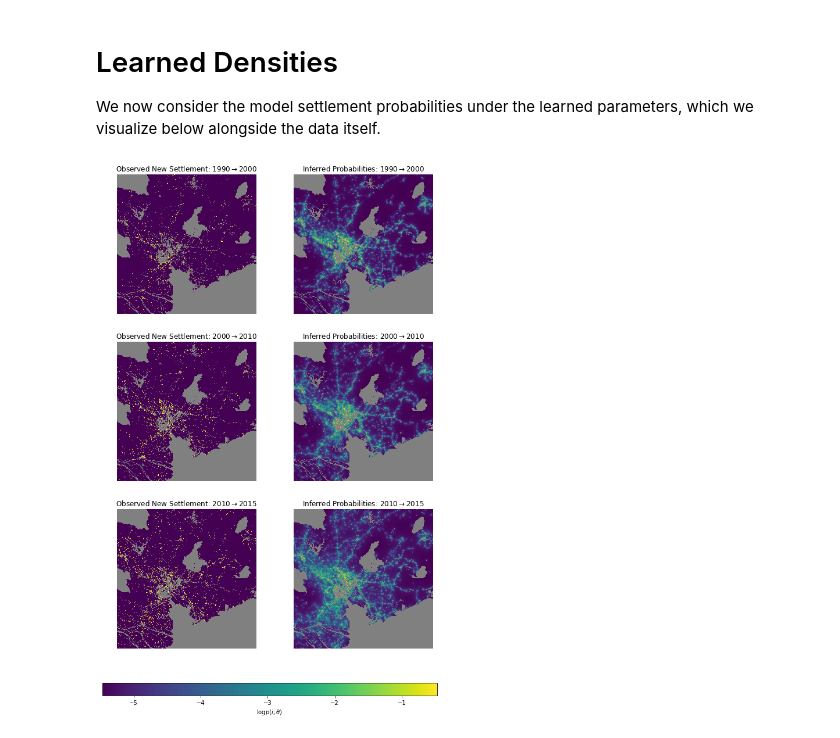
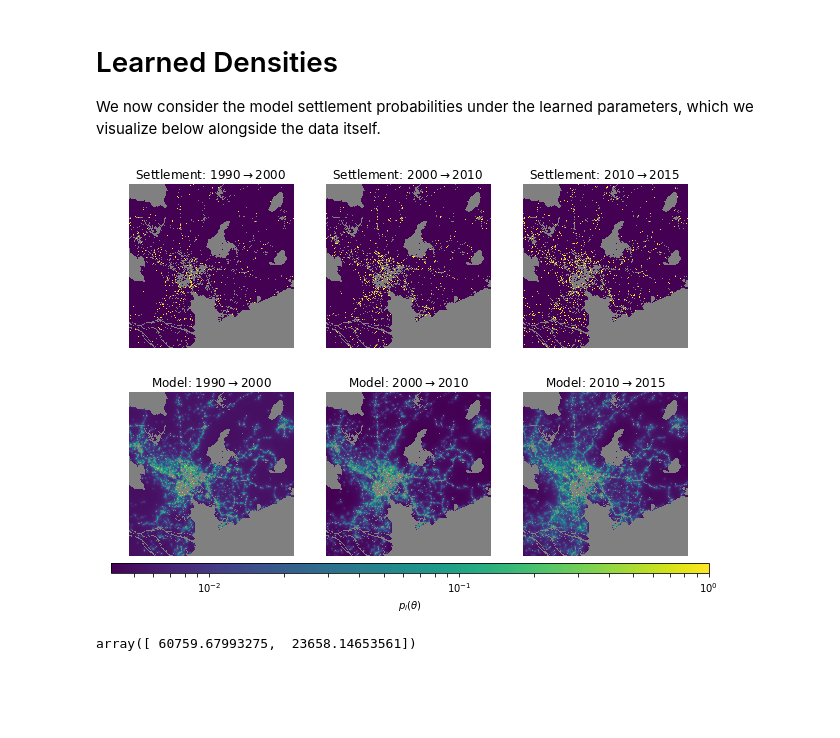
Before and after one commit to adrianalbert/city-simulator, a Jupyter notebook: HCM_Analysis.ipynb, the cells around one changed output. Cells and saved outputs as stored; diff of their text form; code cells hidden in the pictures; blank space fills up the shorter version.

```diff
--- a/HCM_Analysis.ipynb
+++ b/HCM_Analysis.ipynb
@@ -132,49 +99,63 @@ We now consider the model settlement probabilities under the learned parameters,
 # %%
 densities = {}
 for i in range(len(maxes)):
-    e = estimator(M0 = maps[years[i]], geo = geo, model = 'logistic')
+    e = estimator(M0 = maps[years[i]], geo = geo, model = 'logistic', unit = 2.5)
     e.update_morphology()
     e.make_dist_array()
     e.partition_clusters([maxes['T'][i]])
     e.partition_dist_array()
 
-    pars = {
+    pars_internal = {
         'alpha' : maxes.pars_hat[i][0:2],
         'gamma' : maxes.pars_hat[i][2:4],
         'beta'  : maxes.pars_hat[i][4],
     }
 
-    d = logistic_density(e, **pars)
+    d = logistic_density(e, **pars_internal)
     d[maps[years[i]] == 1] = np.nan
     d[geo == 0] = np.nan
     densities.update({i : d})
 # %%
 import copy
 
-f, axs = plt.subplots(3, 2, figsize = (10, 15))
+f, axs = plt.subplots(2, 3, figsize = (10, 7))
+
+vmin = np.nanmin(np.concatenate([d for d in densities.values()]))
+vmax = np.nanmax(np.concatenate([d for d in densities.values()]))
 
 for i in range(len(maxes)):
     X = maps[years[i+1]] - maps[years[i]]
     X = X.astype('float64')
     X[geo == 0] = np.nan
     X[X < 0] = 0
     X[maps[years[i]] == 1] = np.nan
 
     ma_X = np.ma.array(X, mask=np.isnan(X))
     cmap=copy.copy(cm.viridis)
     cmap.set_bad('grey',1.)
 
-    im = axs[i][0].imshow(X, interpolation = 'nearest', cmap  = cmap)
+    im = axs[0][i].imshow(X, interpolation = 'nearest', cmap  = cmap)
 
-    axs[i][0].set_title('Observed New Settlement: ' + str(years[i]) + r'$\rightarrow$' + str(years[i+1]))
-    axs[i][0].axis('off')
+    axs[0][i].set_title('Settlement: ' + str(years[i]) + r'$\rightarrow$' + str(years[i+1]))
+    axs[0][i].axis('off')
 
-    im = axs[i][1].imshow(np.log(densities[i]), interpolation = 'nearest', cmap = cmap)
-    axs[i][1].set_title('Inferred Probabilities: ' + str(years[i]) + r'$\rightarrow$' + str(years[i+1]))
-    axs[i][1].axis('off')
+    ma_D = np.ma.array(densities[i], mask = np.isnan(densities[i]))
 
-cax = f.add_axes([0.1, 0.05, 0.8, 0.02])
+    im = axs[1][i].imshow(ma_D,
+                          interpolation = 'nearest',
+                          cmap = cmap,
+                          norm=LogNorm(vmin=vmin, vmax=1))
+    axs[1][i].set_title('Model: ' + str(years[i]) + r'$\rightarrow$' + str(years[i+1]))
+    axs[1][i].axis('off')
+
+cax = f.add_axes([0.1, 0.1, 0.83, 0.02])
 cbar = f.colorbar(im, cax=cax, orientation='horizontal')
-cbar.set_label(r'$\log p(i; \theta)$')
+cbar.set_label(r'$p_i(\theta)$')
+plt.savefig('figs/maps.pdf')
 # %% [output]
-[figure, old version]
+[figure, new version]
+# %%
+M = linear_components(e, df.pars_hat[2][0:2], df.pars_hat[2][2:4])
+M.sum(axis = (1, 2))
+# %% [output]
+array([ 60759.67993275,  23658.14653561])
```
Also changed, not shown: parts of 6 cells of this notebook, 1 other file.
